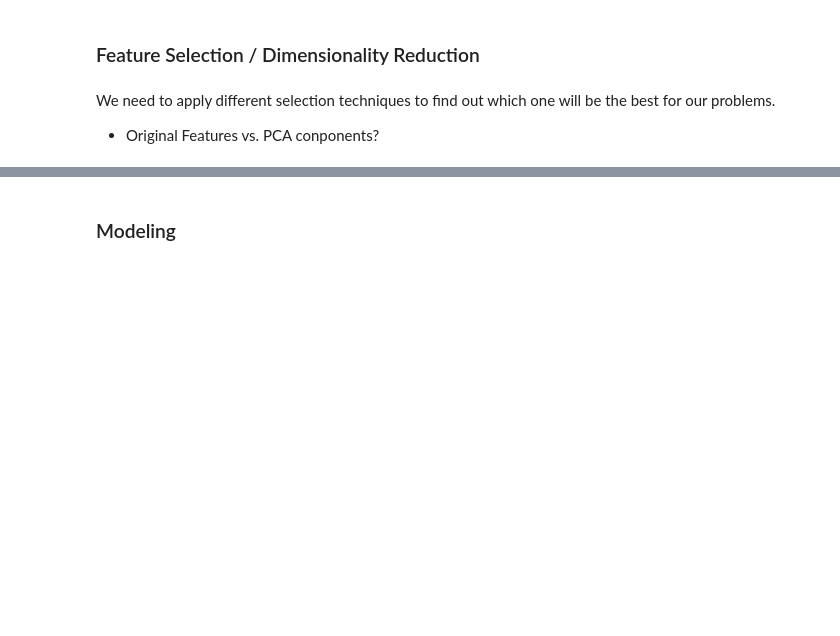
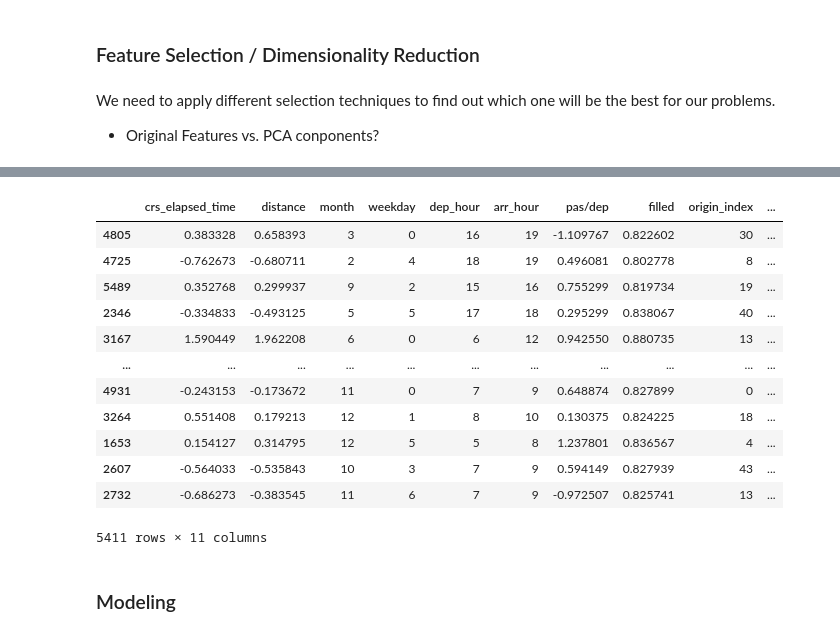
Before and after one commit to wrxy123456/lhl_midterm, a Jupyter notebook: ray_classification_under.ipynb, the cells around one changed output, grey strips where cells are left out. Drawn from its saved outputs; the diff is of its cells as text; code cells hidden in the pictures; blank space fills up the shorter version.

```diff
--- a/ray_classification_under.ipynb
+++ b/ray_classification_under.ipynb
@@ -120,10 +120,6 @@ df = pd.merge(df,temp,how='left',left_on='mkt_carrier',right_on='mkt_carrier')
 We need to apply different selection techniques to find out which one will be the best for our problems.
 
 - Original Features vs. PCA conponents?
-# %%
-from sklearn.preprocessing import StandardScaler
-scaler = StandardScaler()
-df[['crs_elapsed_time','distance','pas/dep']] = scaler.fit_transform(df[['crs_elapsed_time','distance','pas/dep']])
 # %%
 df = df.dropna()
 y = df['cancelled']
@@ -136,3 +132,8 @@ X_res, y_res = rand.fit_resample(df, y)
 from sklearn.model_selection import train_test_split
 
 X_train, X_test, y_train, y_test = train_test_split(X_res,y_res,test_size = .2,random_state=0)
+# %%
+from sklearn.preprocessing import StandardScaler
+scaler = StandardScaler()
+X_train[['crs_elapsed_time','distance','pas/dep']] = scaler.fit_transform(X_train[['crs_elapsed_time','distance','pas/dep']])
+X_test[['crs_elapsed_time','distance','pas/dep']] = scaler.fit_transform(X_test[['crs_elapsed_time','distance','pas/dep']])
@@ -139,3 +161,19 @@ X_train, X_test, y_train, y_test = train_test_split(X_res,y_res,test_size = .2,r
+# %%
+X_train
+# %% [output]
+|  | crs_elapsed_time | distance | month | weekday | dep_hour | arr_hour | pas/dep | filled | origin_index | ... |
+| 4805 | 0.383328 | 0.658393 | 3 | 0 | 16 | 19 | -1.109767 | 0.822602 | 30 | ... |
+| 4725 | -0.762673 | -0.680711 | 2 | 4 | 18 | 19 | 0.496081 | 0.802778 | 8 | ... |
+| 5489 | 0.352768 | 0.299937 | 9 | 2 | 15 | 16 | 0.755299 | 0.819734 | 19 | ... |
+| 2346 | -0.334833 | -0.493125 | 5 | 5 | 17 | 18 | 0.295299 | 0.838067 | 40 | ... |
+| 3167 | 1.590449 | 1.962208 | 6 | 0 | 6 | 12 | 0.942550 | 0.880735 | 13 | ... |
+| ... | ... | ... | ... | ... | ... | ... | ... | ... | ... | ... |
+| 4931 | -0.243153 | -0.173672 | 11 | 0 | 7 | 9 | 0.648874 | 0.827899 | 0 | ... |
+| 3264 | 0.551408 | 0.179213 | 12 | 1 | 8 | 10 | 0.130375 | 0.824225 | 18 | ... |
+| 1653 | 0.154127 | 0.314795 | 12 | 5 | 5 | 8 | 1.237801 | 0.836567 | 4 | ... |
+| 2607 | -0.564033 | -0.535843 | 10 | 3 | 7 | 9 | 0.594149 | 0.827939 | 43 | ... |
+| 2732 | -0.686273 | -0.383545 | 11 | 6 | 7 | 9 | -0.972507 | 0.825741 | 13 | ... |
+5411 rows × 11 columns
 # %% [markdown]
 ### Modeling
 # %% [markdown]
```
Also changed, not shown: parts of 7 cells of this notebook, 1 other file.
